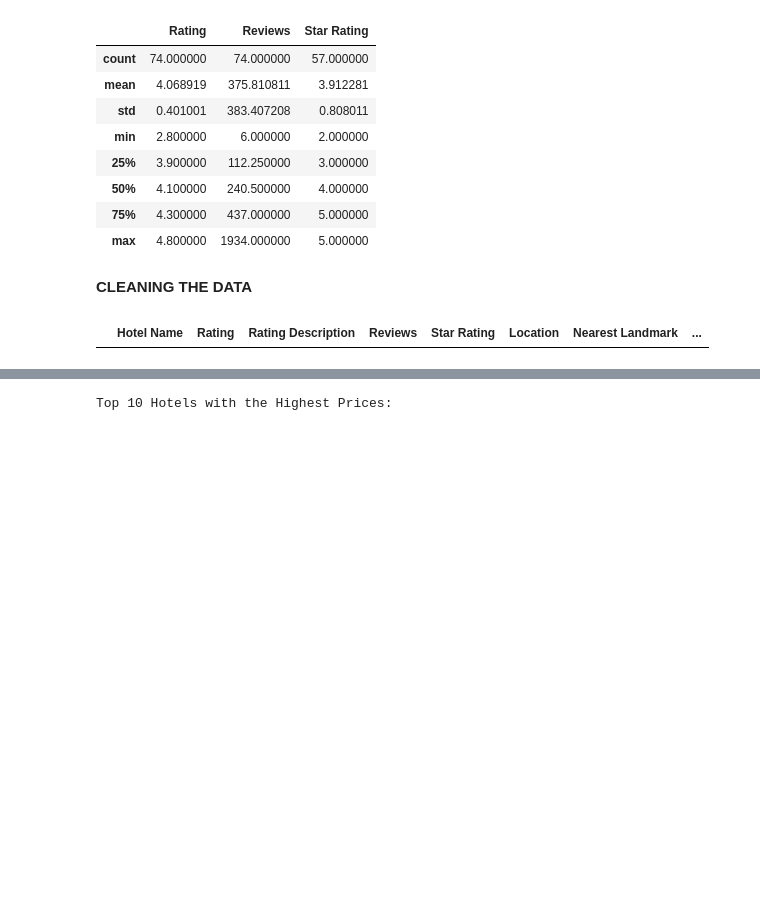
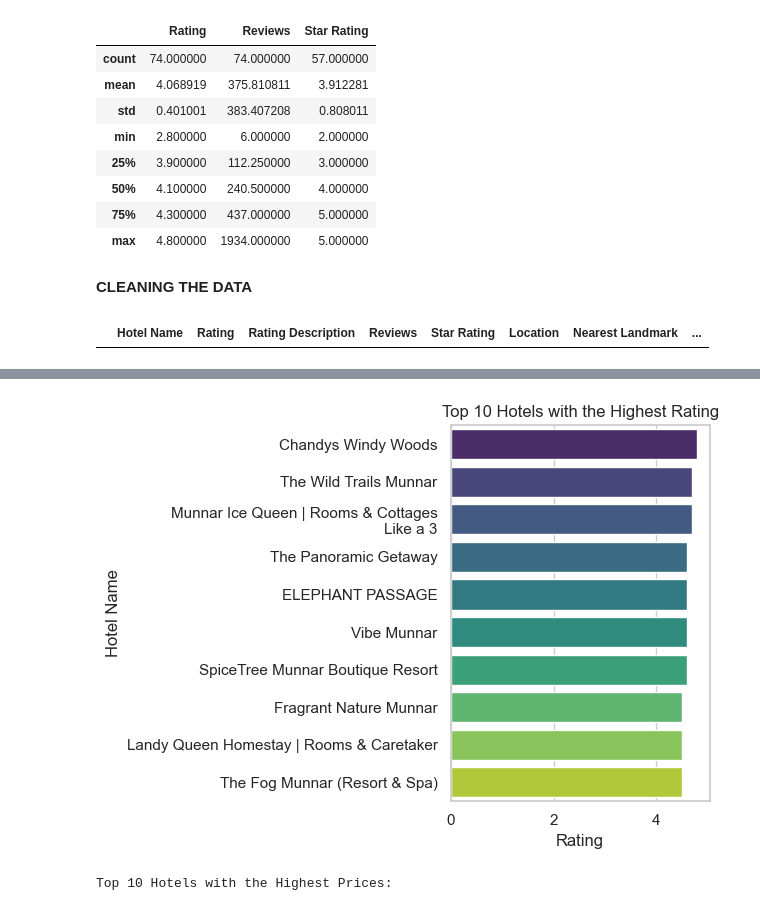
Before and after one commit to domingasdb/Data-Analysis-with-Artificial-Intelligence, a Jupyter notebook: munnar_hotels_analysis.ipynb, the cells around one changed output, grey strips where cells are left out. Drawn from its saved outputs; the diff is of its cells as text; code cells hidden in the pictures; blank space fills up the shorter version.

Commit message:
hotels in munnar analysis

```diff
--- a/munnar_hotels_analysis.ipynb
+++ b/munnar_hotels_analysis.ipynb
@@ -109,6 +130,29 @@ Top 10 Hotels with the Highest Ratings:
 | 38 | Fragrant Nature Munnar | 4.5 | Excellent | Pallivasal | 12272.0 |
 | 16 | Landy Queen Homestay | Rooms & Ca... | 4.5 | Excellent | Central Munnar | 1548.0 |
 | 69 | The Fog Munnar (Resort & Spa) | 4.5 | Excellent | Ettycity Road | 10281.0 |
+# %%
+
+# Sort the DataFrame by Rating in descending order
+df_sorted_by_price = data.sort_values(by="Rating", ascending=False)
+
+# Display the top 10 hotels with the highest rating
+top_priced_hotels = df_sorted_by_price.head(10)
+
+# Create a bar chart to show Rating, Rating Description, and Location
+# plt.figure(figsize=(12, 6))
+sns.barplot(x="Rating", y="Hotel Name", data=top_priced_hotels, orient="h", palette="viridis")
+plt.xlabel("Rating")
+plt.ylabel("Hotel Name")
+plt.title("Top 10 Hotels with the Highest Rating")
+
+# Customize the plot
+plt.xticks(rotation=0)  # Rotate x-axis labels if needed
+plt.tight_layout()
+
+# Show the plot
+plt.show()
+# %% [output]
+[figure, added]
 # %%
 # Sort the DataFrame by Price in descending order
 df_sorted_by_price = data.sort_values(by="total_amount", ascending=False)
```
Also changed, not shown: parts of 8 cells of this notebook.
